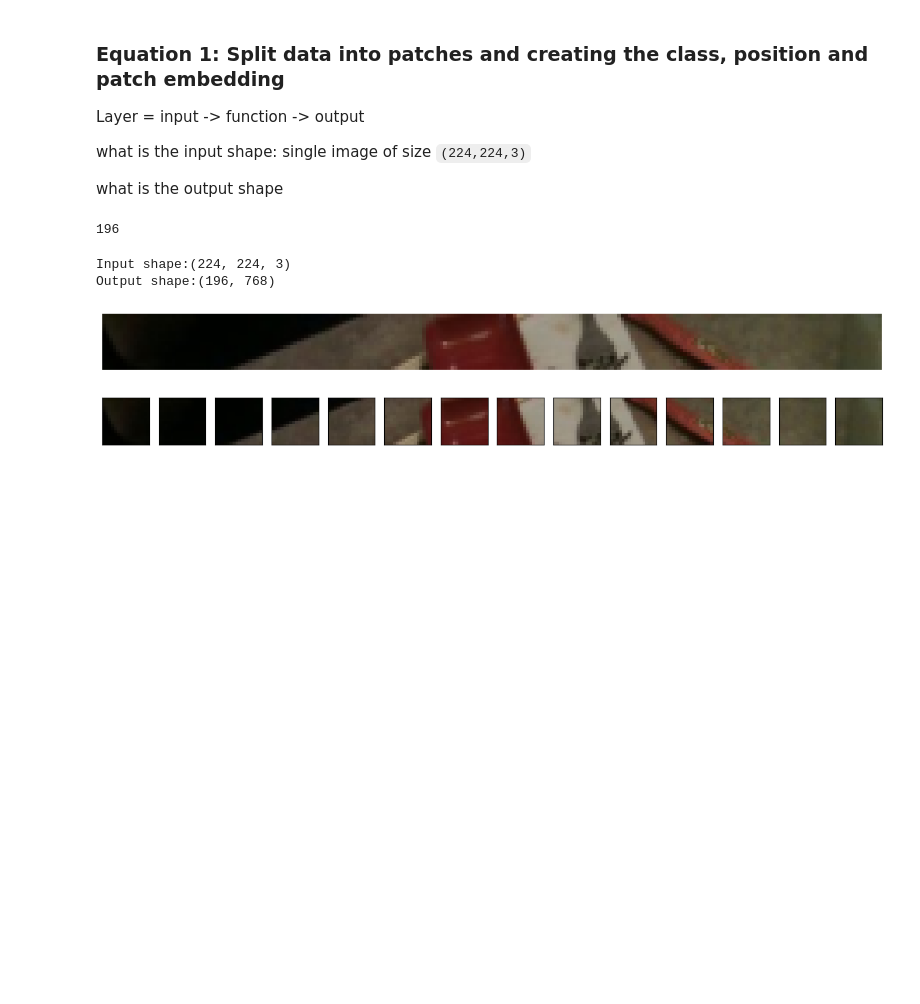
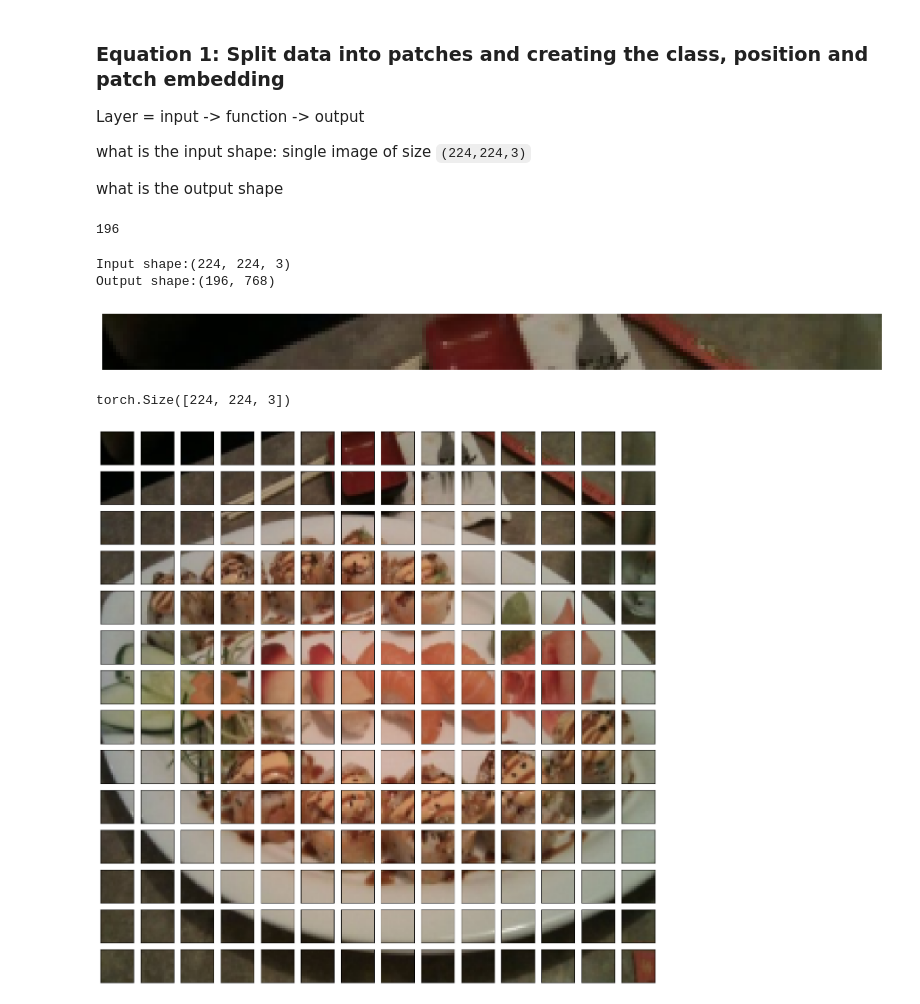
Before and after one commit to maxcol01/PyTorch_ZTM, a Jupyter notebook: Learning_PyTorch/08_PyTorch_ViT.ipynb, the cells around one changed output. Saved outputs shown, nothing was run; the diff lists cells and outputs as text; code cells hidden in the pictures; blank space fills up the shorter version.

Commit message:
patcing the image

```diff
--- a/Learning_PyTorch/08_PyTorch_ViT.ipynb
+++ b/Learning_PyTorch/08_PyTorch_ViT.ipynb
@@ -137,12 +137,17 @@ plt.show()
 img_size = 224
 patch_size = 16
 n_patch = int(img_size/patch_size)
+# %%
+img_permuted.shape
+# %% [output]
+torch.Size([224, 224, 3])
 # %%
 # setup code to split into patches
-fig, ax = plt.subplots(nrows=1, ncols=n_patch, figsize=(patch_size, patch_size))
-for i, patch in enumerate(range(0,img_size,patch_size)):
-    ax[i].imshow(img_permuted[:patch_size, patch:patch+patch_size, :])
-    ax[i].set_xticks([])
-    ax[i].set_yticks([])
+fig, ax = plt.subplots(nrows=n_patch, ncols=n_patch, figsize=(patch_size, patch_size))
+for i, patch_i in enumerate(range(0,img_size, patch_size)):
+    for j, patch_j in enumerate(range(0,img_size,patch_size)):
+        ax[i,j].imshow(img_permuted[patch_i:patch_i+patch_size, patch_j:patch_j+patch_size, :])
+        ax[i,j].set_xticks([])
+        ax[i,j].set_yticks([])
 # %% [output]
-[figure, old version]
+[figure, new version]
```
